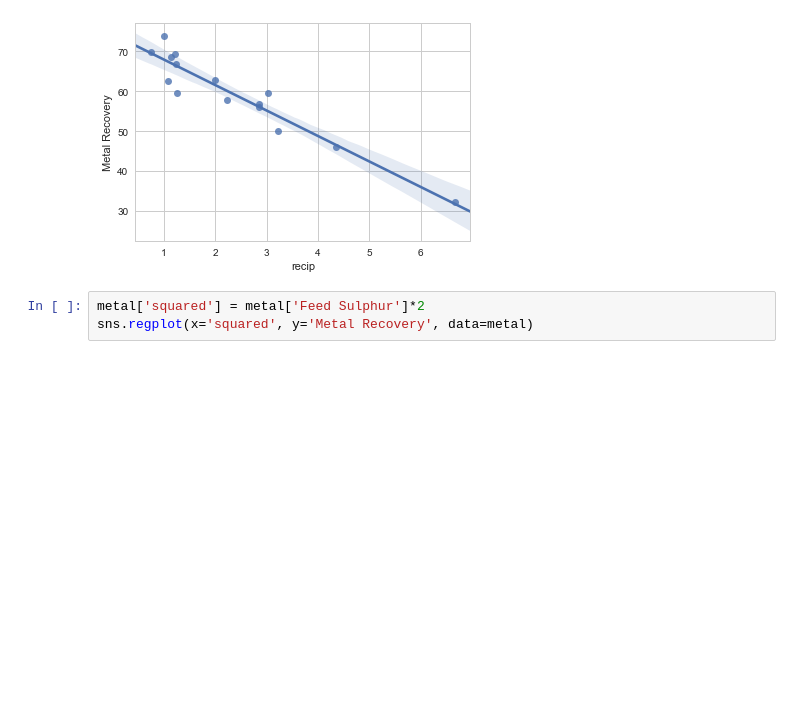
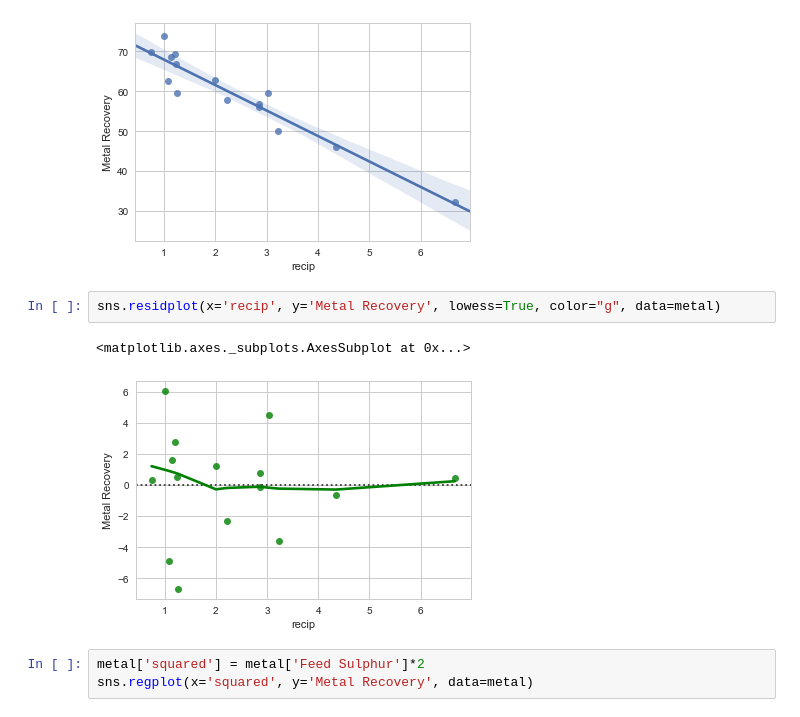
Before and after one commit to bettina-tran/03-simple-predictions, a Jupyter notebook: notebooks/session1and2.ipynb, the cells around one changed output. Cells and saved outputs as stored; diff of their text form; blank space fills up the shorter version.

```diff
--- a/notebooks/session1and2.ipynb
+++ b/notebooks/session1and2.ipynb
@@ -398,6 +403,11 @@ sns.regplot(x='recip', y='Metal Recovery', data=metal)
 # %% [output]
 <matplotlib.axes._subplots.AxesSubplot at 0x...>
 [figure]
+# %%
+sns.residplot(x='recip', y='Metal Recovery', lowess=True, color="g", data=metal)
+# %% [output]
+<matplotlib.axes._subplots.AxesSubplot at 0x...>
+[figure, added]
 # %%
 metal['squared'] = metal['Feed Sulphur']*2
 sns.regplot(x='squared', y='Metal Recovery', data=metal)
```
Also changed, not shown: parts of 2 cells of this notebook.
